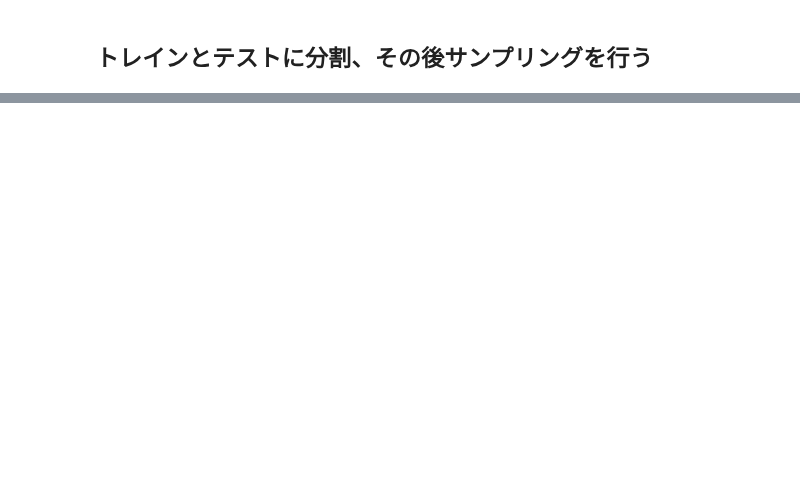
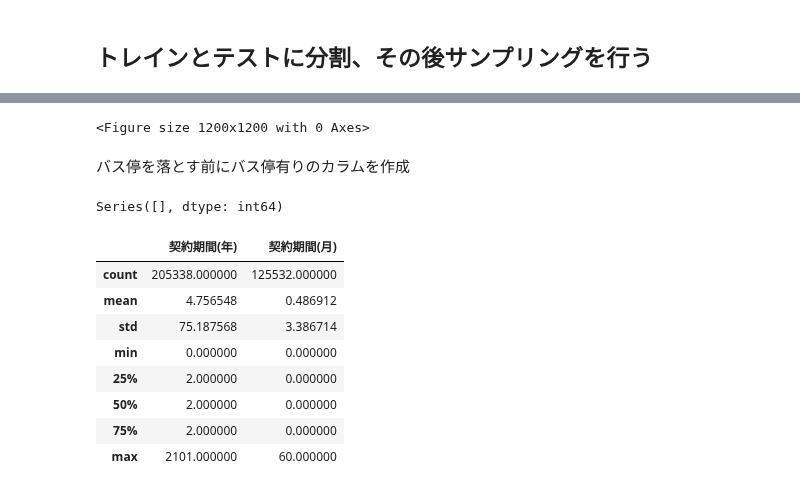
Before and after one commit to IsseiMatsuzoe/DS-Keio, a Jupyter notebook: EDA.ipynb, the cells around one changed output, grey strips where cells are left out. Saved outputs shown, nothing was run; the diff lists cells and outputs as text; code cells hidden in the pictures; blank space fills up the shorter version.

```diff
--- a/EDA.ipynb
+++ b/EDA.ipynb
@@ -72,0 +211,47 @@ test_df.to_csv(r"C:\Users\Issei\Desktop\Class Documents\KEIO 2024 Fall\Data Scie
+# %%
+plt.figure(figsize=(12, 12))
+#sns.heatmap(train_df.isnull(), cbar=False)
+plt.show()
+# %% [output]
+<Figure size 1200x1200 with 0 Axes>
+# %%
+# 賃料+管理費は賃料/価格と共益費/管理費の合計なので削除（データ漏れがあるため）
+cols_drop = ['間取り備考', '都市計画', '駐車場備考', '用途地域', 'バス停名1', 'バス停名2', 'バス時間1','バス時間2',
+              'その他費用名目1', 'その他費用名目2', 'その他費用名目3', '駐車場空き台数', '管理人', '引渡/入居年月',
+              '引渡/入居旬', '物件の特徴', '建物階数(地下)', '仲介手数料', '保証金', '更新料', '中学校名', '小学校名',
+              '中学校距離', '小学校距離', '総合病院距離', '総戸数/総区画数', '賃料＋管理費', 'その他交通', '駐車場距離', '契約期間(区分)']
+# %% [markdown]
+バス停を落とす前にバス停有りのカラムを作成
+# %%
+train_df['バス停有り'] = train_df['バス停名1'].notnull() | train_df['バス停名2'].notnull()
+# %%
+# Drop Null Colums
+train_df = train_df.drop(columns=cols_drop, axis=1)
+# %%
+train_df.isnull().sum().loc[train_df.isnull().sum() > 0]
+# %% [output]
+Series([], dtype: int64)
+# %%
+# Impute missing values (Simple)
+train_df[['その他費用1', 'その他費用2', 'その他費用3']] = train_df[['その他費用1', 'その他費用2', 'その他費用3']].fillna(0)
+train_df['駐車場料金'] = train_df['駐車場料金'].fillna(0)
+train_df[['駅1', '駅2', '路線1', '路線2', '徒歩距離2']] = train_df[['駅1', '駅2', '路線1', '路線2', '徒歩距離2']].fillna(-1)
+train_df[['駐車場区分', '現況']] = train_df[['駐車場区分', '現況']].fillna(-1) # -1 is unknown
+train_df['空き物件数'] = train_df['空き物件数'].fillna(1)
+
+cols_mode = [['徒歩距離1', '築年月', '建物階数(地上)', '部屋階数', '向き', '間取部屋数', '間取部屋種類', '建物構造', '郵便番号']]
+for col in cols_mode:
+    train_df[col] = train_df[col].fillna(train_df[col].mode().iloc[0])
+train_df['建物面積/専有面積'] = train_df['建物面積/専有面積'].fillna(train_df['建物面積/専有面積'].mean())
+# %%
+train_df[['契約期間(年)', '契約期間(月)']].describe()
+# %% [output]
+|  | 契約期間(年) | 契約期間(月) |
+| count | 205338.000000 | 125532.000000 |
+| mean | 4.756548 | 0.486912 |
+| std | 75.187568 | 3.386714 |
+| min | 0.000000 | 0.000000 |
+| 25% | 2.000000 | 0.000000 |
+| 50% | 2.000000 | 0.000000 |
+| 75% | 2.000000 | 0.000000 |
+| max | 2101.000000 | 60.000000 |
```
Also changed, not shown: parts of 15 cells of this notebook.
